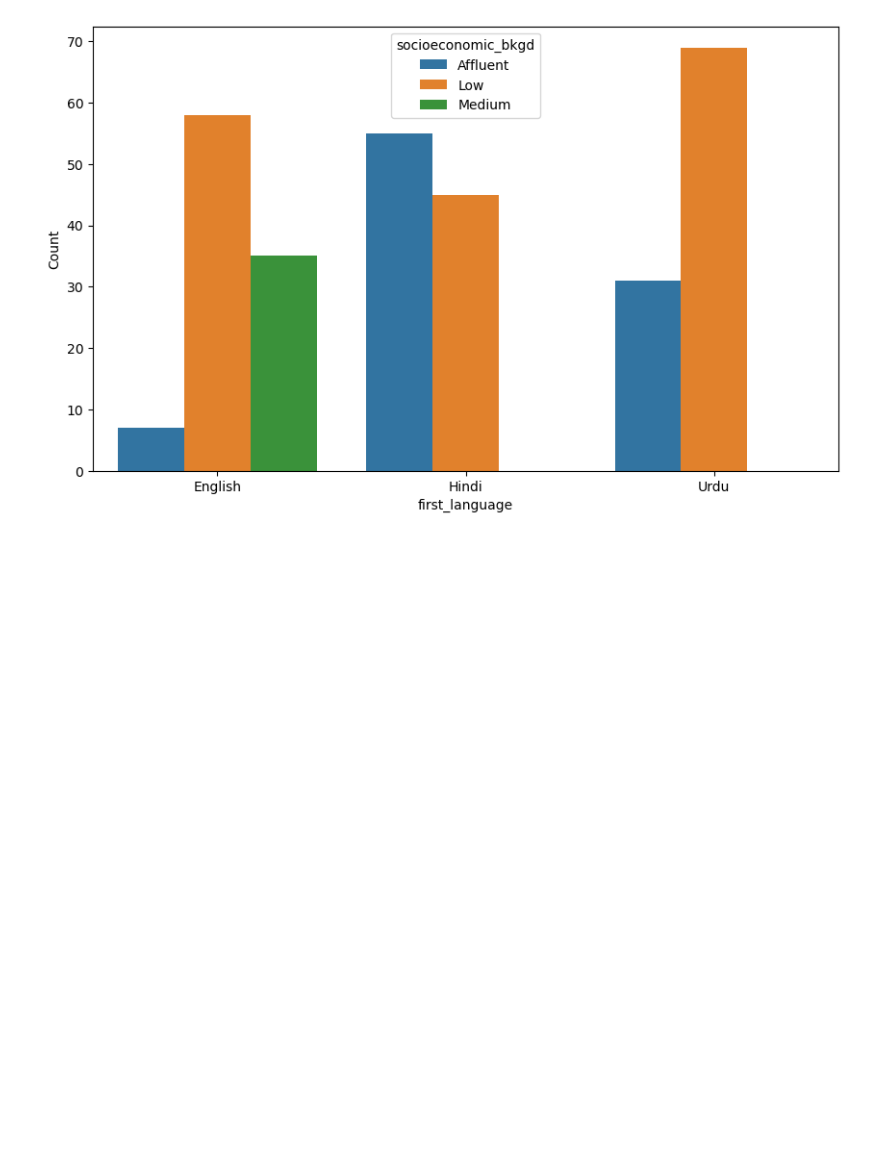
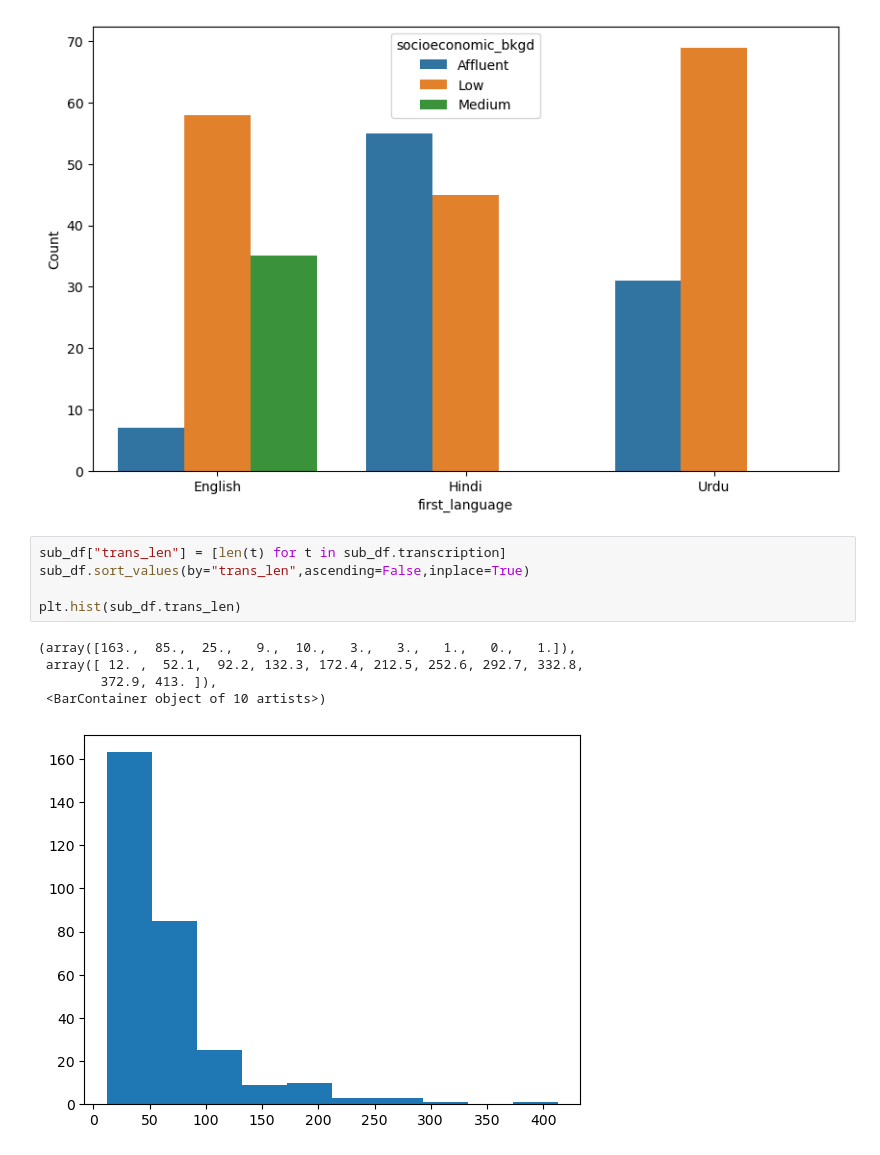
Before and after one commit to zpsheldon/ml-fairness, a Jupyter notebook: hw2/eda.ipynb, the cells around one changed output. Cells and saved outputs as stored; diff of their text form; blank space fills up the shorter version.

```diff
--- a/hw2/eda.ipynb
+++ b/hw2/eda.ipynb
@@ -98,3 +98,14 @@ plt.ylabel("Count")
 plt.show()
 # %% [output]
 [figure]
+# %%
+sub_df["trans_len"] = [len(t) for t in sub_df.transcription]
+sub_df.sort_values(by="trans_len",ascending=False,inplace=True)
+
+plt.hist(sub_df.trans_len)
+# %% [output]
+(array([163.,  85.,  25.,   9.,  10.,   3.,   3.,   1.,   0.,   1.]),
+ array([ 12. ,  52.1,  92.2, 132.3, 172.4, 212.5, 252.6, 292.7, 332.8,
+        372.9, 413. ]),
+ <BarContainer object of 10 artists>)
+[figure, added]
```
Also changed, not shown: parts of 7 cells of this notebook, 3 other files.
